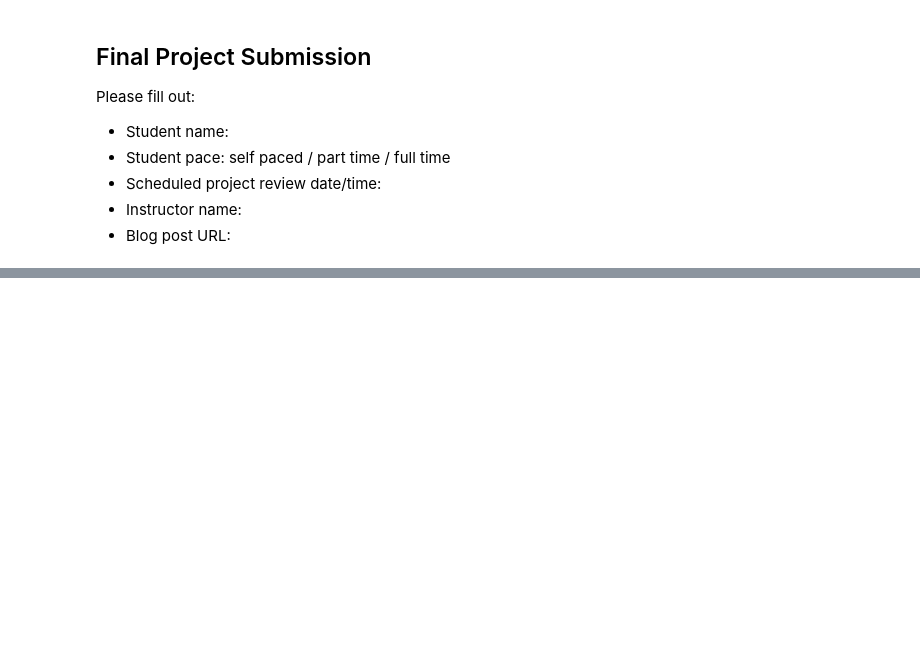
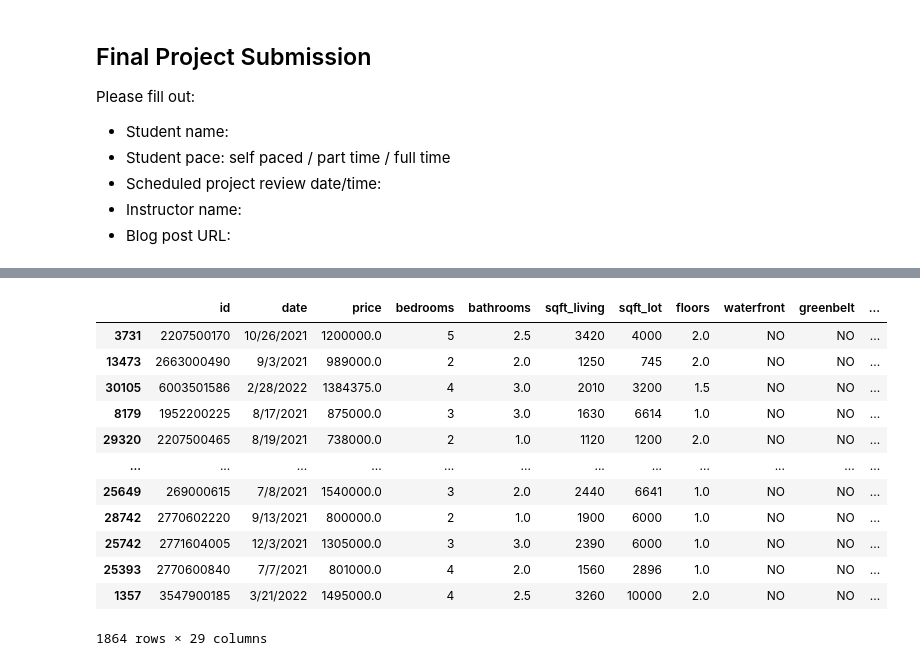
Before and after one commit to ewestrich/King-County-House-Sales, a Jupyter notebook: Eitan/Eitan Project 2 Notebook.ipynb, the cells around one changed output, grey strips where cells are left out. Saved outputs shown, nothing was run; the diff lists cells and outputs as text; code cells hidden in the pictures; blank space fills up the shorter version.

```diff
--- a/Eitan/Eitan Project 2 Notebook.ipynb
+++ b/Eitan/Eitan Project 2 Notebook.ipynb
@@ -81,0 +287,16 @@ array([98001, 98002, 98003, 98004, 98005, 98006, 98007, 98008, 98010,
+# %%
+data_near_amzn_filt
+# %% [output]
+|  | id | date | price | bedrooms | bathrooms | sqft_living | sqft_lot | floors | waterfront | greenbelt | ... |
+| 3731 | 2207500170 | 10/26/2021 | 1200000.0 | 5 | 2.5 | 3420 | 4000 | 2.0 | NO | NO | ... |
+| 13473 | 2663000490 | 9/3/2021 | 989000.0 | 2 | 2.0 | 1250 | 745 | 2.0 | NO | NO | ... |
+| 30105 | 6003501586 | 2/28/2022 | 1384375.0 | 4 | 3.0 | 2010 | 3200 | 1.5 | NO | NO | ... |
+| 8179 | 1952200225 | 8/17/2021 | 875000.0 | 3 | 3.0 | 1630 | 6614 | 1.0 | NO | NO | ... |
+| 29320 | 2207500465 | 8/19/2021 | 738000.0 | 2 | 1.0 | 1120 | 1200 | 2.0 | NO | NO | ... |
+| ... | ... | ... | ... | ... | ... | ... | ... | ... | ... | ... | ... |
+| 25649 | 269000615 | 7/8/2021 | 1540000.0 | 3 | 2.0 | 2440 | 6641 | 1.0 | NO | NO | ... |
+| 28742 | 2770602220 | 9/13/2021 | 800000.0 | 2 | 1.0 | 1900 | 6000 | 1.0 | NO | NO | ... |
+| 25742 | 2771604005 | 12/3/2021 | 1305000.0 | 3 | 3.0 | 2390 | 6000 | 1.0 | NO | NO | ... |
+| 25393 | 2770600840 | 7/7/2021 | 801000.0 | 4 | 2.0 | 1560 | 2896 | 1.0 | NO | NO | ... |
+| 1357 | 3547900185 | 3/21/2022 | 1495000.0 | 4 | 2.5 | 3260 | 10000 | 2.0 | NO | NO | ... |
+1864 rows × 29 columns
```
Also changed, not shown: parts of 60 cells of this notebook.
